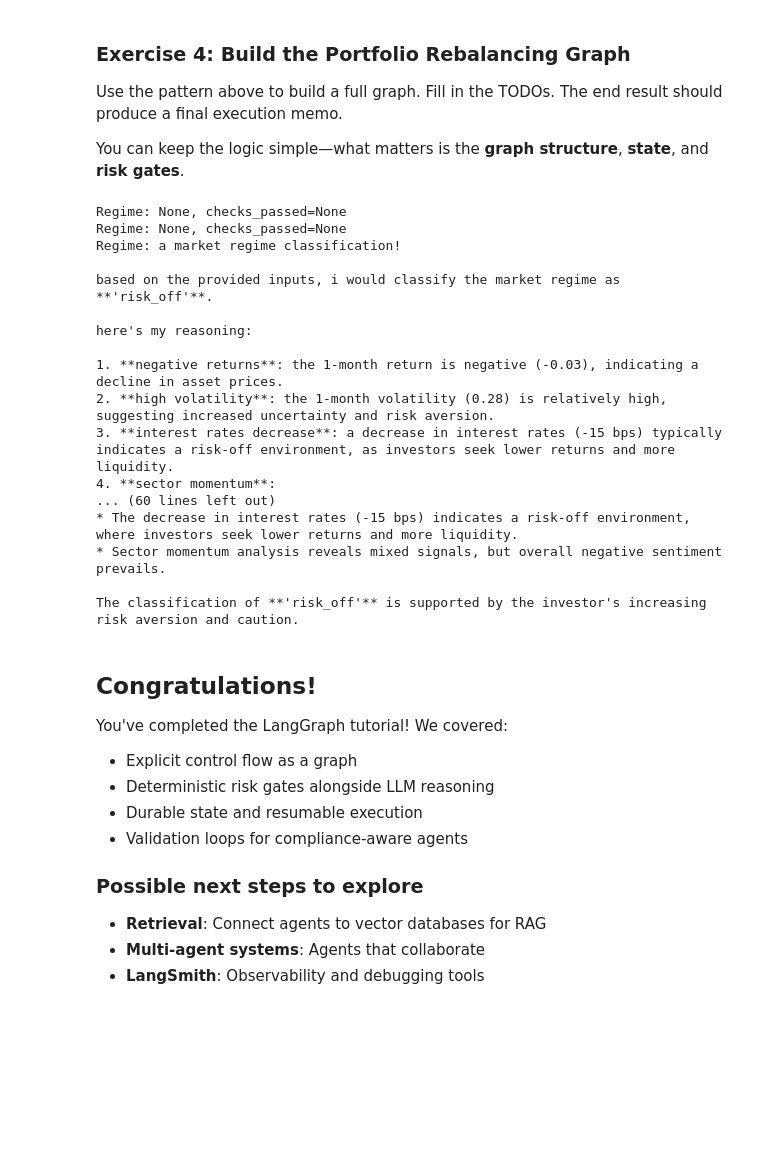
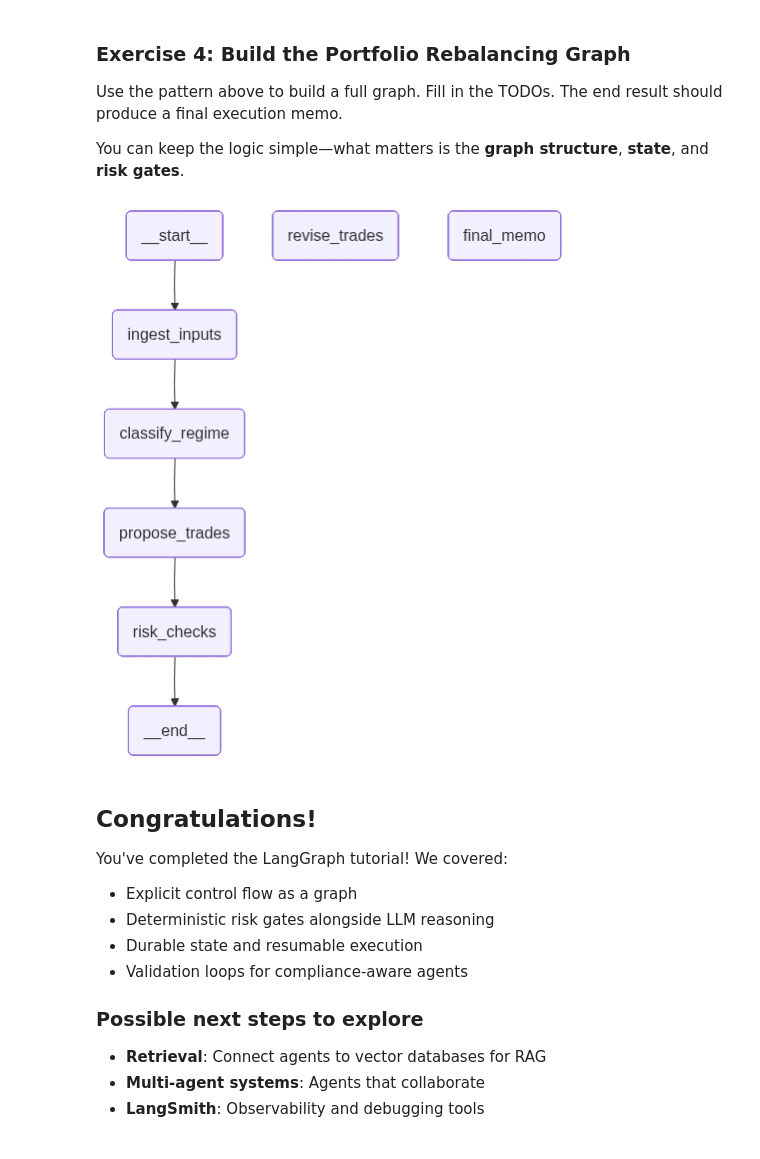
Before and after one commit to happyjingyu/financial-computing-workshop, a Jupyter notebook: LangGraph.ipynb, the cells around one changed output. Cells and saved outputs as stored; diff of their text form; code cells hidden in the pictures; blank space fills up the shorter version.

```diff
--- a/LangGraph.ipynb
+++ b/LangGraph.ipynb
@@ -948,63 +979,62 @@ def revision_router(state: RebalanceState) -> Literal["revise_trades", END]:
     return "revise_trades"
 
 def print_state(state: RebalanceState):
     print(f"Regime: {state.get('regime')}, checks_passed={state.get('checks_passed')}")
     if state.get("trades"):
         print(f"Trades: {state['trades']}")
     if state.get("memo"):
         print(f"Memo: {state['memo'][:100]}...")  # print first 100 chars
 
 # ===============================
-# Build graph
+# Build graph (Matching the provided UI/Logic)
 # ===============================
 builder = StateGraph(RebalanceState)
+
+# Add all nodes
 builder.add_node("ingest_inputs", ingest_inputs)
 builder.add_node("classify_regime", classify_regime)
 builder.add_node("propose_trades", propose_trades)
 builder.add_node("risk_checks", risk_checks)
 builder.add_node("revise_trades", revise_trades)
 builder.add_node("final_memo", final_memo)
 
+# Linear flow to risk checks
 builder.add_edge(START, "ingest_inputs")
 builder.add_edge("ingest_inputs", "classify_regime")
 builder.add_edge("classify_regime", "propose_trades")
 builder.add_edge("propose_trades", "risk_checks")
-builder.add_conditional_edges("risk_checks", revision_router)
-builder.add_edge("risk_checks", "final_memo")
 
+# Conditional Routing from Risk Checks
+# If checks_passed is True -> final_memo
+# If checks_passed is False -> revise_trades
+builder.add_conditional_edges(
+    "risk_checks",
+    lambda state: "final_memo" if state.get("checks_passed") else "revise_trades"
+)
+
+# Loop back from revision to re-run risk checks
+builder.add_edge("revise_trades", "risk_checks")
+
+# Final transition
+builder.add_edge("final_memo", END)
+
+# Compile
 capstone_graph = builder.compile()
-
-# ===============================
-# Run the graph
-# ===============================
-last_state = None
-for state in capstone_graph.stream({"messages": []}, stream_mode="values"):
-    last_state = state
-    print_state(state)
 
 # ===============================
 # Display final memo and graph
 # ===============================
-if last_state and last_state.get("memo"):
-    print("\nFinal Memo:\n", last_state["memo"])
+# This will display the diagram similar to your uploaded image
+try:
+    display(Image(capstone_graph.get_graph().draw_mermaid_png()))
+except Exception as e:
+    print("Graph visualization requires 'pypydot' and 'graphviz' installed.")
+
+# Run the graph
+final_out = capstone_graph.invoke({"messages": []})
+print("\nFinal Memo:\n", final_out.get("memo"))
 # %% [output]
-Regime: None, checks_passed=None
-Regime: None, checks_passed=None
-Regime: a market regime classification!
-
-based on the provided inputs, i would classify the market regime as **'risk_off'**.
-
-here's my reasoning:
-
-1. **negative returns**: the 1-month return is negative (-0.03), indicating a decline in asset prices.
-2. **high volatility**: the 1-month volatility (0.28) is relatively high, suggesting increased uncertainty and risk aversion.
-3. **interest rates decrease**: a decrease in interest rates (-15 bps) typically indicates a risk-off environment, as investors seek lower returns and more liquidity.
-4. **sector momentum**:
-... (60 lines left out)
-* The decrease in interest rates (-15 bps) indicates a risk-off environment, where investors seek lower returns and more liquidity.
-* Sector momentum analysis reveals mixed signals, but overall negative sentiment prevails.
-
-The classification of **'risk_off'** is supported by the investor's increasing risk aversion and caution.
+[figure, added]
 # %% [markdown]
 ## Congratulations!
 
```
Also changed, not shown: parts of 1 cell of this notebook.
